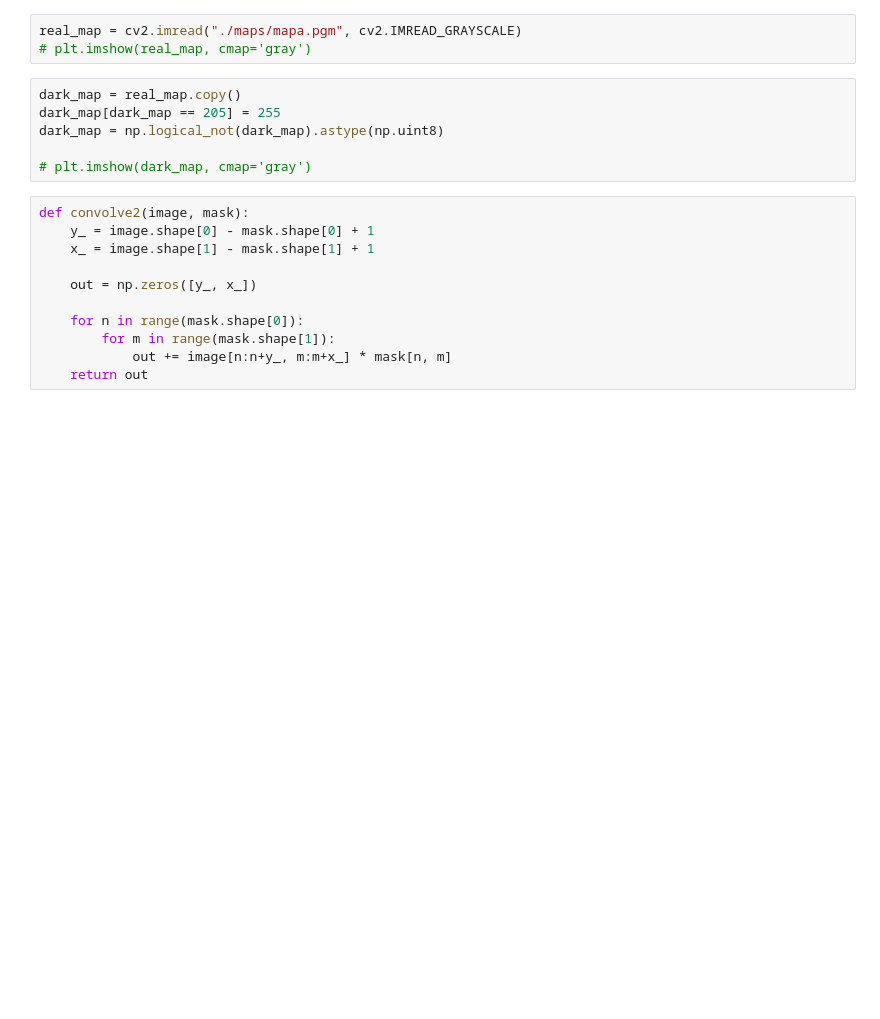
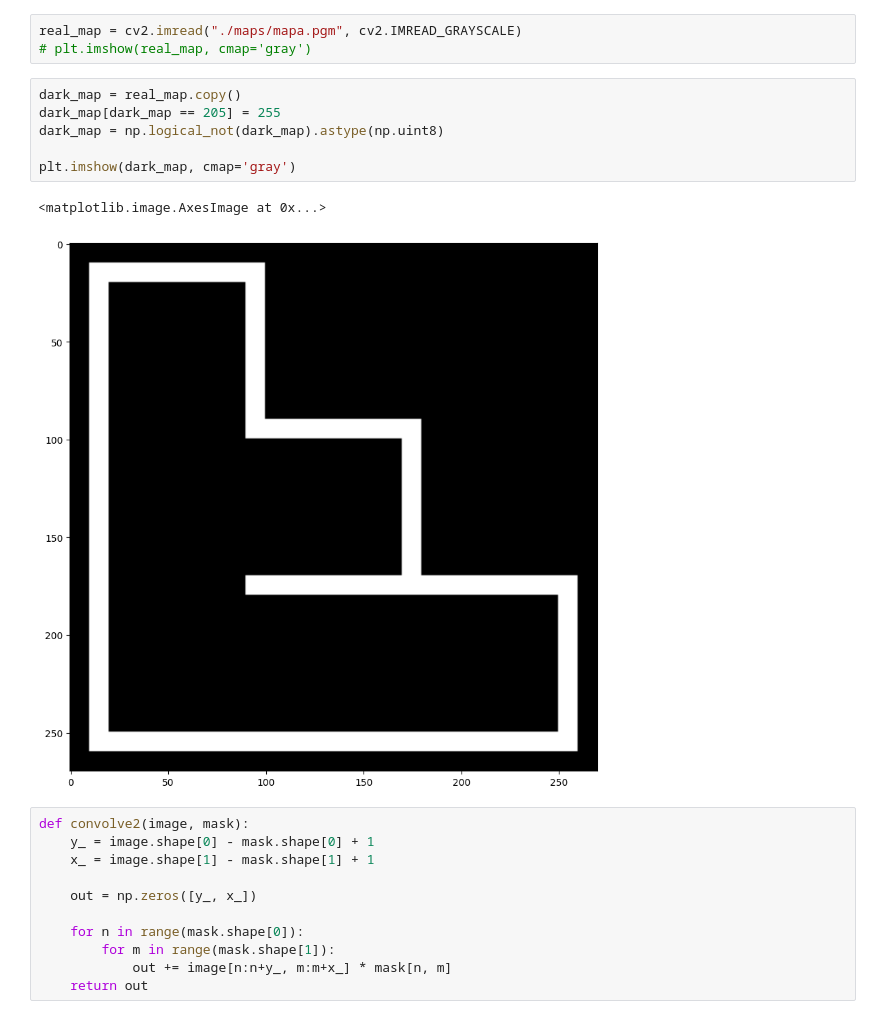
Before and after one commit to rir001/robmov_labs, a Jupyter notebook: test.ipynb, the cells around one changed output. Drawn from its saved outputs; the diff is of its cells as text; blank space fills up the shorter version.

```diff
--- a/test.ipynb
+++ b/test.ipynb
@@ -145,9 +145,12 @@ real_map = cv2.imread("./maps/mapa.pgm", cv2.IMREAD_GRAYSCALE)
 # %%
 dark_map = real_map.copy()
 dark_map[dark_map == 205] = 255
 dark_map = np.logical_not(dark_map).astype(np.uint8)
 
-# plt.imshow(dark_map, cmap='gray')
+plt.imshow(dark_map, cmap='gray')
+# %% [output]
+<matplotlib.image.AxesImage at 0x...>
+[figure, added]
 # %%
 def convolve2(image, mask):
     y_ = image.shape[0] - mask.shape[0] + 1
```
Also changed, not shown: parts of 3 cells of this notebook.
